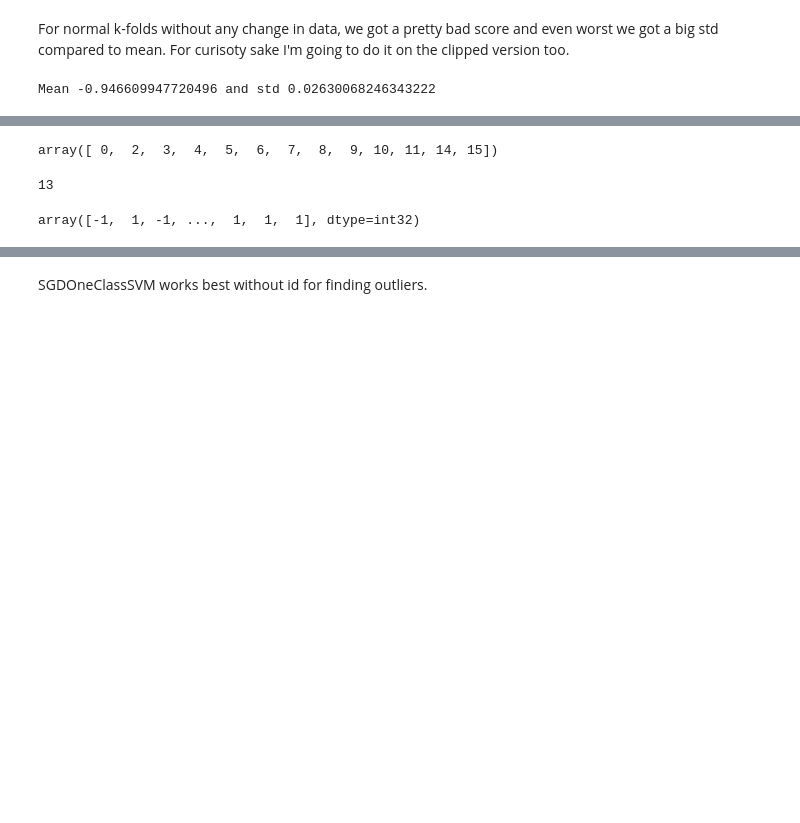
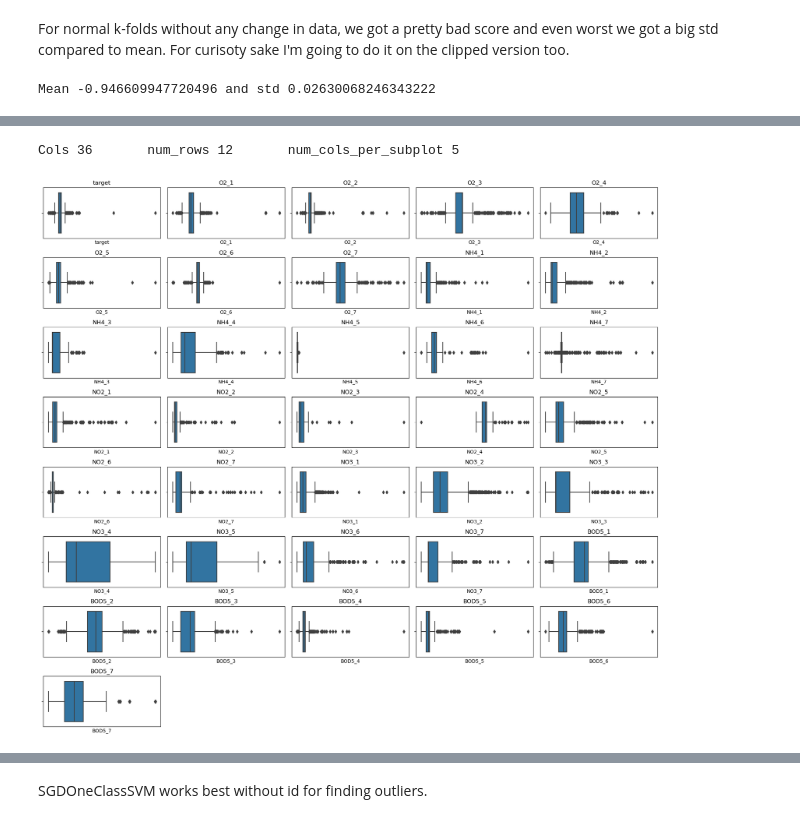
Before and after one commit to ameram/dissolved_o2_augmentation, a Jupyter notebook: playground_v8_final.ipynb, the cells around one changed output, grey strips where cells are left out. Saved outputs shown, nothing was run; the diff lists cells and outputs as text; code cells hidden in the pictures; blank space fills up the shorter version.

```diff
--- a/playground_v8_final.ipynb
+++ b/playground_v8_final.ipynb
@@ -98,16 +90,37 @@ array([ 0,  2,  3,  4,  5,  7,  8,  9, 10, 11, 14, 15])
-# %%
-ocs_n = SGDOneClassSVM(0.5)
-ocs_n.fit(df)
-ocs_n_pred = ocs_n.predict(df)
-# %%
-np.where(ocs_n_pred==-1)[0]
-# %% [output]
-array([ 0,  2,  3,  4,  5,  6,  7,  8,  9, 10, 11, 14, 15])
-# %%
-len(np.where(ocs_n_pred==-1)[0])
-# %% [output]
-13
-# %%
-ocs_n_pred
-# %% [output]
-array([-1,  1, -1, ...,  1,  1,  1], dtype=int32)
+# %%
+data_to_plot = df.drop(['id'], axis=1)
+
+# Determine the number of columns to plot, 36
+num_cols = len(data_to_plot.columns)
+
+# Calculate the number of rows and columns for the subplots
+num_rows = (num_cols + 2) // 3
+num_cols_per_subplot = min(num_cols, 5)
+
+print(f'Cols {num_cols} \
+      num_rows {num_rows} \
+      num_cols_per_subplot {num_cols_per_subplot}')
+# %% [output]
+Cols 36       num_rows 12       num_cols_per_subplot 5
+# %%
+# Create subplots
+fig, axes = plt.subplots(num_rows, num_cols_per_subplot, figsize=(18, 2 * num_rows))
+
+# Flatten the axes for iteration
+axes = axes.flatten()
+
+# Create box plots for each column
+for i, col in enumerate(data_to_plot.columns):
+    # The main magic happens here:
+    sns.boxplot(x=data_to_plot[col], ax=axes[i])
+    axes[i].set_title(col)
+    axes[i].set_xticks([])  # Remove x-axis labels for better readability
+
+# Remove any empty subplots
+for i in range(num_cols, num_rows * num_cols_per_subplot):
+    fig.delaxes(axes[i])
+
+plt.tight_layout()
+plt.show()
+# %% [output]
+[figure, added]
```
Also changed, not shown: parts of 18 cells of this notebook.
